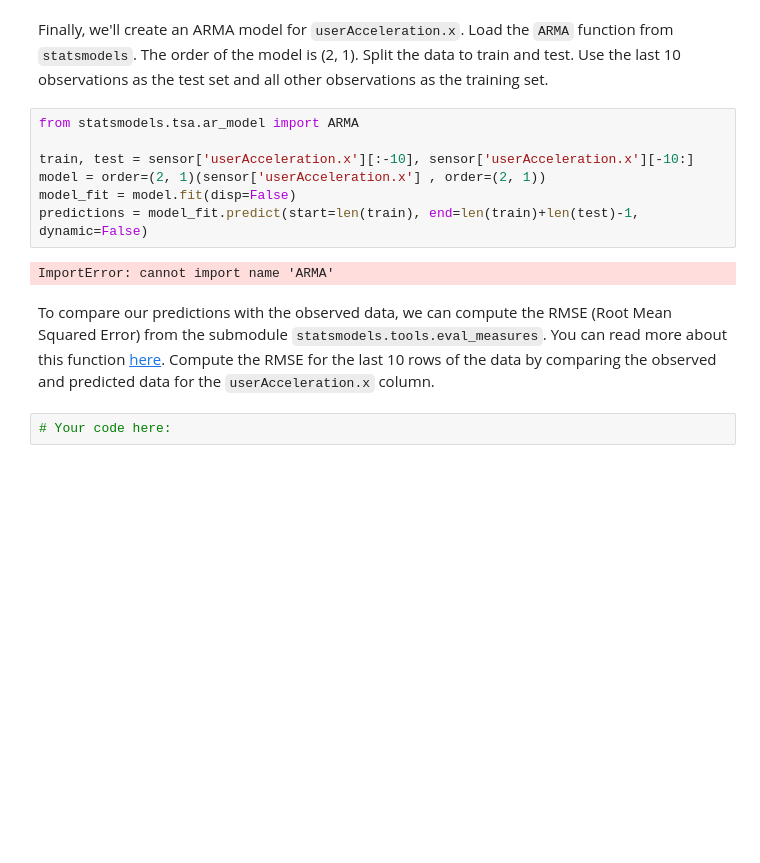
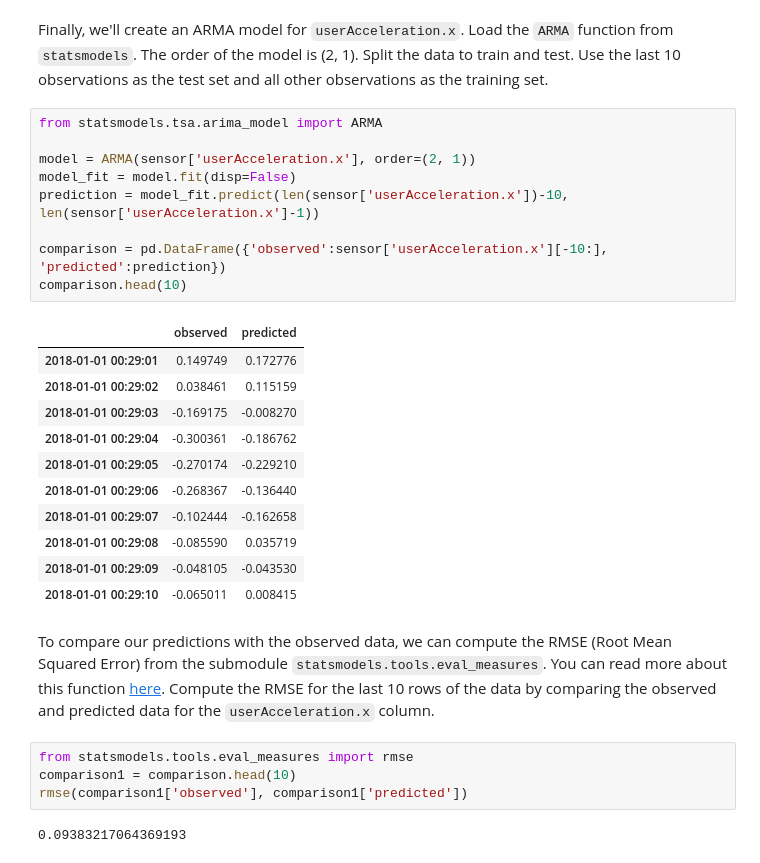
Before and after one commit to ironhack-datalabs/datamad0419, a Jupyter notebook: module-2/lab-time-series/your-code/main.ipynb, the cells around one changed output. Saved outputs shown, nothing was run; the diff lists cells and outputs as text; blank space fills up the shorter version.

```diff
--- a/module-2/lab-time-series/your-code/main.ipynb
+++ b/module-2/lab-time-series/your-code/main.ipynb
@@ -157,15 +157,31 @@ What are your conclusions from this test?
 # %% [markdown]
 Finally, we'll create an ARMA model for `userAcceleration.x`. Load the `ARMA` function from `statsmodels`. The order of the model is (2, 1). Split the data to train and test. Use the last 10 observations as the test set and all other observations as the training set.
 # %%
-from statsmodels.tsa.ar_model import ARMA
+from statsmodels.tsa.arima_model import ARMA
 
-train, test = sensor['userAcceleration.x'][:-10], sensor['userAcceleration.x'][-10:]
-model = order=(2, 1)(sensor['userAcceleration.x'] , order=(2, 1))
+model = ARMA(sensor['userAcceleration.x'], order=(2, 1))
 model_fit = model.fit(disp=False)
-predictions = model_fit.predict(start=len(train), end=len(train)+len(test)-1, dynamic=False)
+prediction = model_fit.predict(len(sensor['userAcceleration.x'])-10, len(sensor['userAcceleration.x']-1))
+
+comparison = pd.DataFrame({'observed':sensor['userAcceleration.x'][-10:], 'predicted':prediction})
+comparison.head(10)
 # %% [output]
-ImportError: cannot import name 'ARMA'
+|  | observed | predicted |
+| 2018-01-01 00:29:01 | 0.149749 | 0.172776 |
+| 2018-01-01 00:29:02 | 0.038461 | 0.115159 |
+| 2018-01-01 00:29:03 | -0.169175 | -0.008270 |
+| 2018-01-01 00:29:04 | -0.300361 | -0.186762 |
+| 2018-01-01 00:29:05 | -0.270174 | -0.229210 |
+| 2018-01-01 00:29:06 | -0.268367 | -0.136440 |
+| 2018-01-01 00:29:07 | -0.102444 | -0.162658 |
+| 2018-01-01 00:29:08 | -0.085590 | 0.035719 |
+| 2018-01-01 00:29:09 | -0.048105 | -0.043530 |
+| 2018-01-01 00:29:10 | -0.065011 | 0.008415 |
 # %% [markdown]
 To compare our predictions with the observed data, we can compute the RMSE (Root Mean Squared Error) from the submodule `statsmodels.tools.eval_measures`. You can read more about this function [here](https://www.statsmodels.org/dev/generated/statsmodels.tools.eval_measures.rmse.html). Compute the RMSE for the last 10 rows of the data by comparing the observed and predicted data for the `userAcceleration.x` column.
-# %%
-# Your code here:
+# %%
+from statsmodels.tools.eval_measures import rmse
+comparison1 = comparison.head(10)
+rmse(comparison1['observed'], comparison1['predicted'])
+# %% [output]
+0.09383217064369193
```
